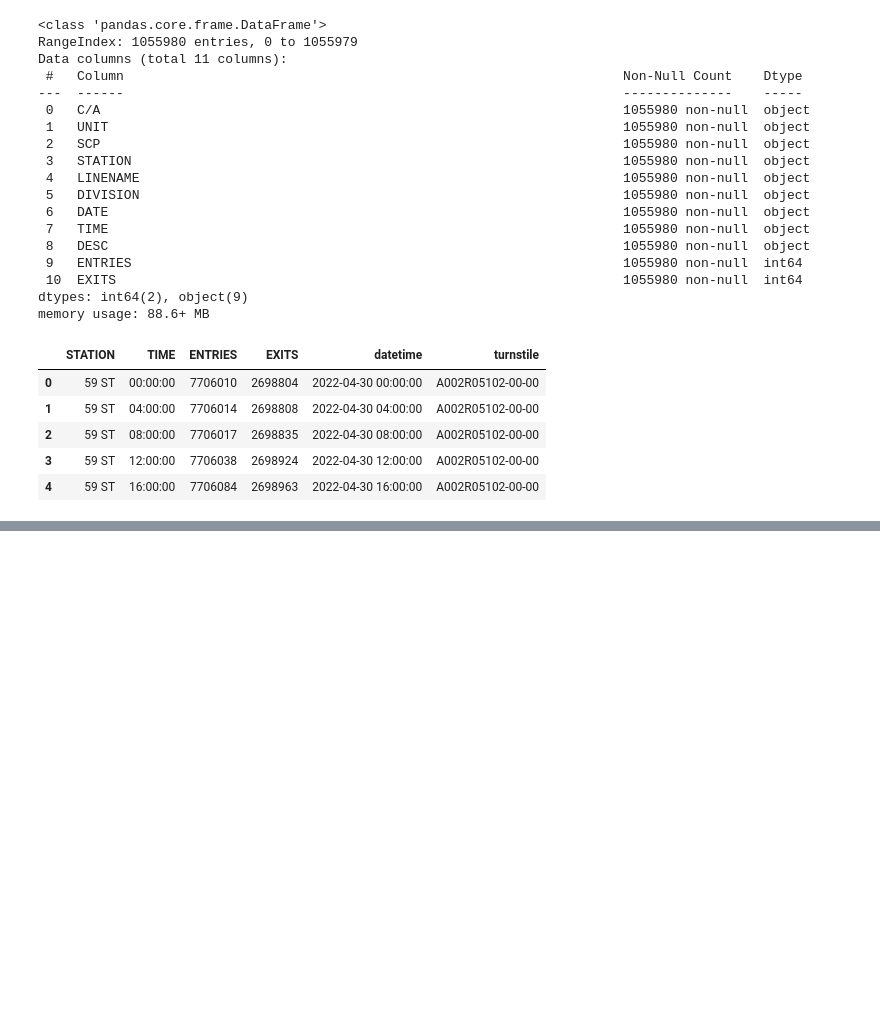
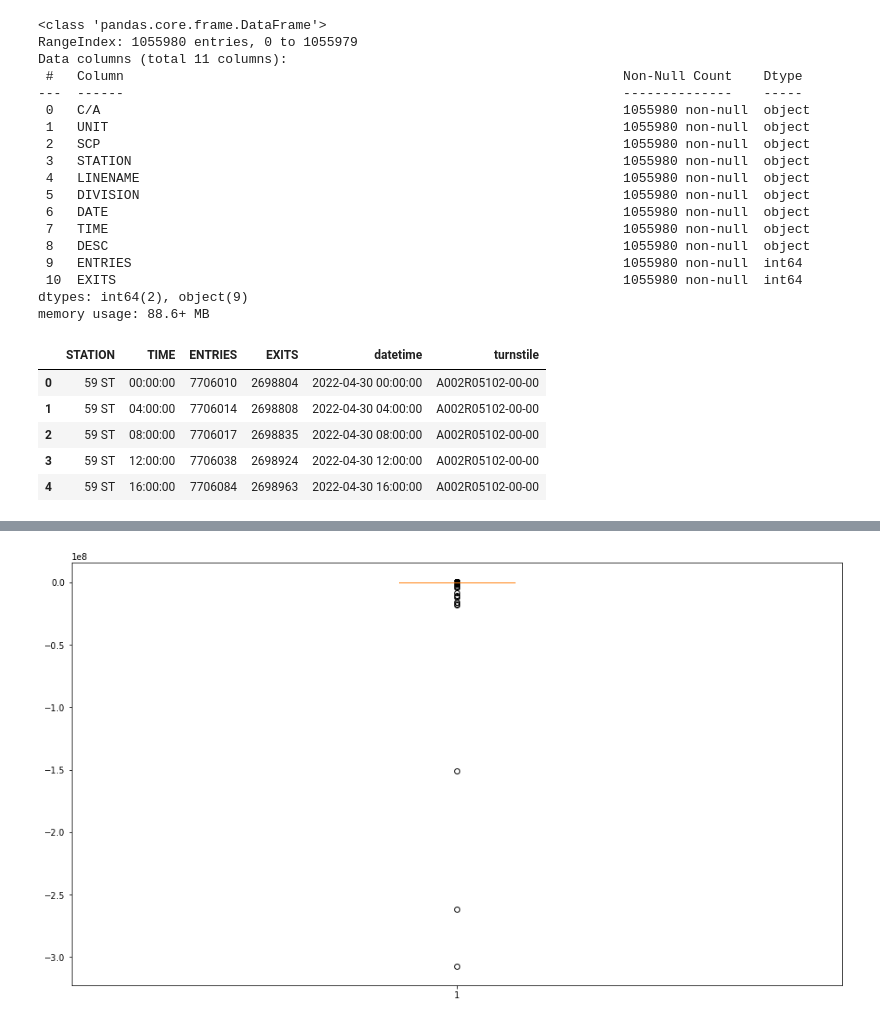
Before and after one commit to kaanbaycan/New-York-MTA-EDA, a Jupyter notebook: New Yorkk.ipynb, the cells around one changed output, grey strips where cells are left out. Drawn from its saved outputs; the diff is of its cells as text; code cells hidden in the pictures; blank space fills up the shorter version.

```diff
--- a/New Yorkk.ipynb
+++ b/New Yorkk.ipynb
@@ -225,2 +100,0 @@ Name: STATION, dtype: int64
-# %%
-dfmay.insert(loc = 8, column = "density_level", value = dfmay.total.apply(density_level))
@@ -229,4 +100,0 @@ ValueError: cannot insert density_level, already exists
-# %%
-#dropping the low density rows will make our job easier
-
-dfmay = dfmay[dfmay["density"]=="high"]
@@ -285,0 +129,11 @@ df_best_hour
+# %%
+dfmay.net_entry = dfmay.net_entry.fillna(0)
+dfmay.net_exits = dfmay.net_exits.fillna(0)
+# %%
+dfmay.net_entry = dfmay.net_entry.astype(np.int64)
+dfmay.net_exits = dfmay.net_exits.astype(np.int64)
+# %%
+plt.figure(figsize=[16,9])
+plt.boxplot(dfmay.net_entry);
+# %% [output]
+[figure, added]
```
Also changed, not shown: parts of 53 cells of this notebook, 2 other files.
